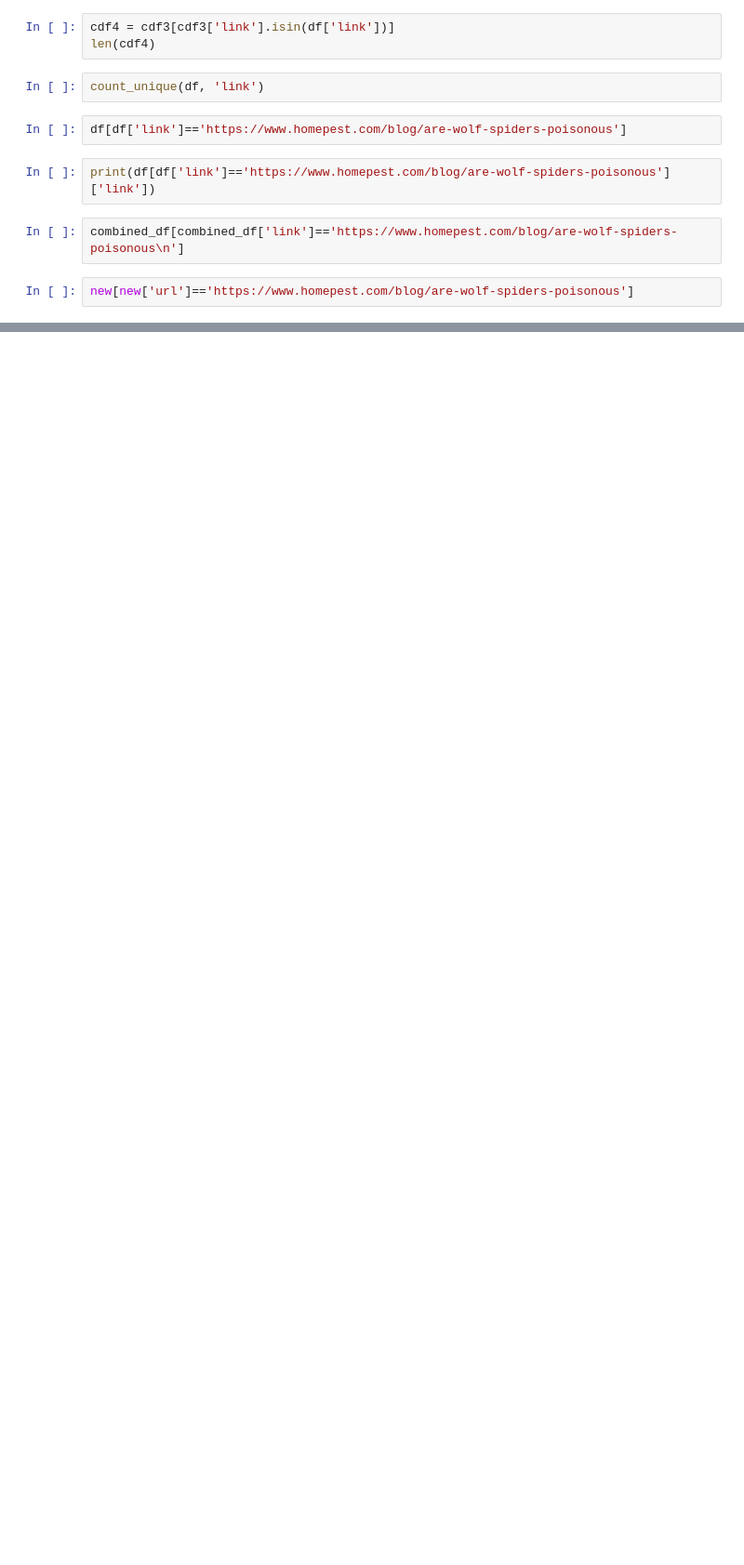
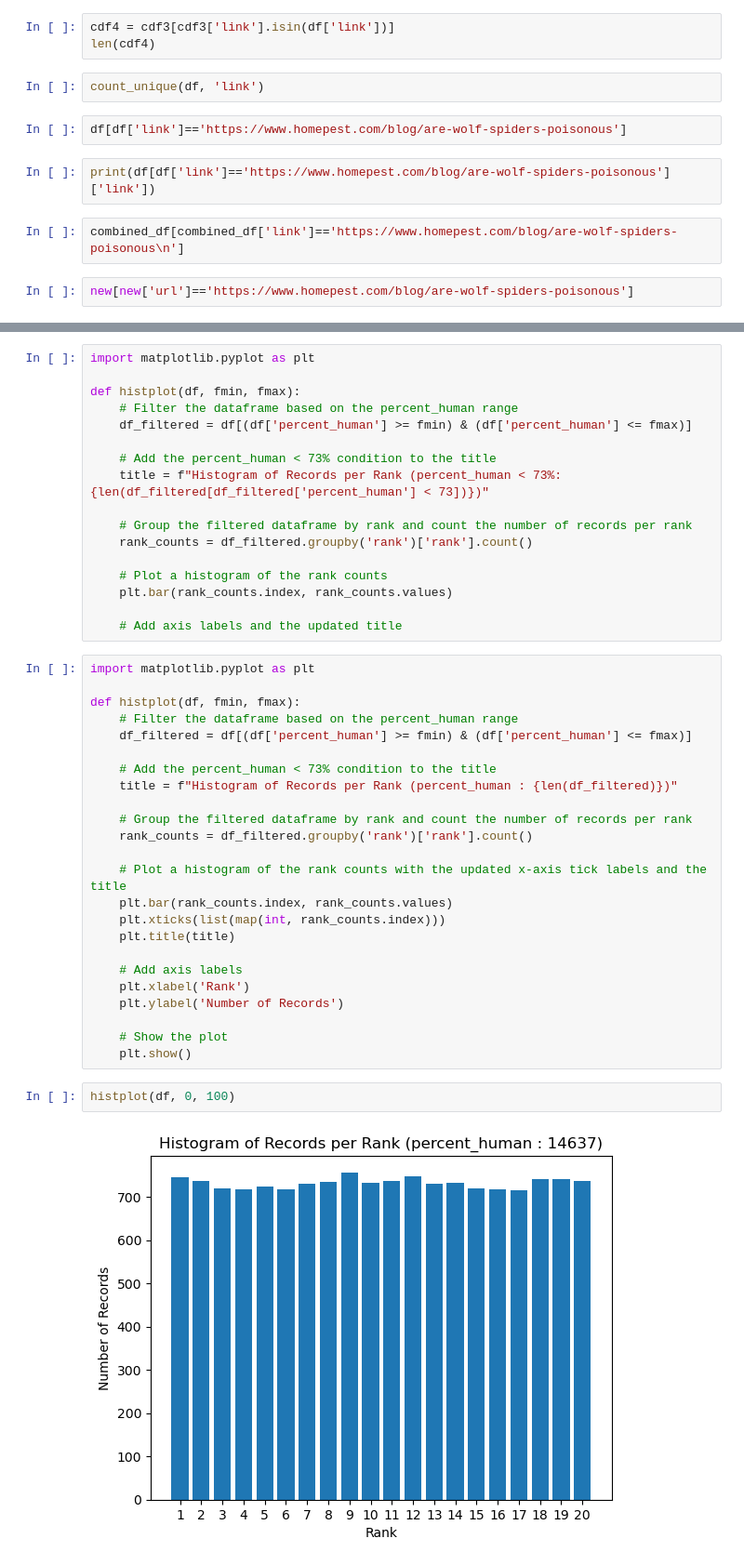
Before and after one commit to Magmafish/SerpGS, a Jupyter notebook: sandbox.ipynb, the cells around one changed output, grey strips where cells are left out. Shown at 93% size. Saved outputs shown, nothing was run; the diff lists cells and outputs as text; blank space fills up the shorter version.

```diff
--- a/sandbox.ipynb
+++ b/sandbox.ipynb
@@ -414,0 +453,45 @@ new[new['url']=='https://www.homepest.com/blog/are-wolf-spiders-poisonous']
+# %%
+import matplotlib.pyplot as plt
+
+def histplot(df, fmin, fmax):
+    # Filter the dataframe based on the percent_human range
+    df_filtered = df[(df['percent_human'] >= fmin) & (df['percent_human'] <= fmax)]
+
+    # Add the percent_human < 73% condition to the title
+    title = f"Histogram of Records per Rank (percent_human < 73%: {len(df_filtered[df_filtered['percent_human'] < 73])})"
+
+    # Group the filtered dataframe by rank and count the number of records per rank
+    rank_counts = df_filtered.groupby('rank')['rank'].count()
+
+    # Plot a histogram of the rank counts
+    plt.bar(rank_counts.index, rank_counts.values)
+
+    # Add axis labels and the updated title
+# %%
+import matplotlib.pyplot as plt
+
+def histplot(df, fmin, fmax):
+    # Filter the dataframe based on the percent_human range
+    df_filtered = df[(df['percent_human'] >= fmin) & (df['percent_human'] <= fmax)]
+
+    # Add the percent_human < 73% condition to the title
+    title = f"Histogram of Records per Rank (percent_human : {len(df_filtered)})"
+
+    # Group the filtered dataframe by rank and count the number of records per rank
+    rank_counts = df_filtered.groupby('rank')['rank'].count()
+
+    # Plot a histogram of the rank counts with the updated x-axis tick labels and the title
+    plt.bar(rank_counts.index, rank_counts.values)
+    plt.xticks(list(map(int, rank_counts.index)))
+    plt.title(title)
+
+    # Add axis labels
+    plt.xlabel('Rank')
+    plt.ylabel('Number of Records')
+
+    # Show the plot
+    plt.show()
+# %%
+histplot(df, 0, 100)
+# %% [output]
+[figure, added]
```
Also changed, not shown: parts of 2 cells of this notebook, 1 other file.
